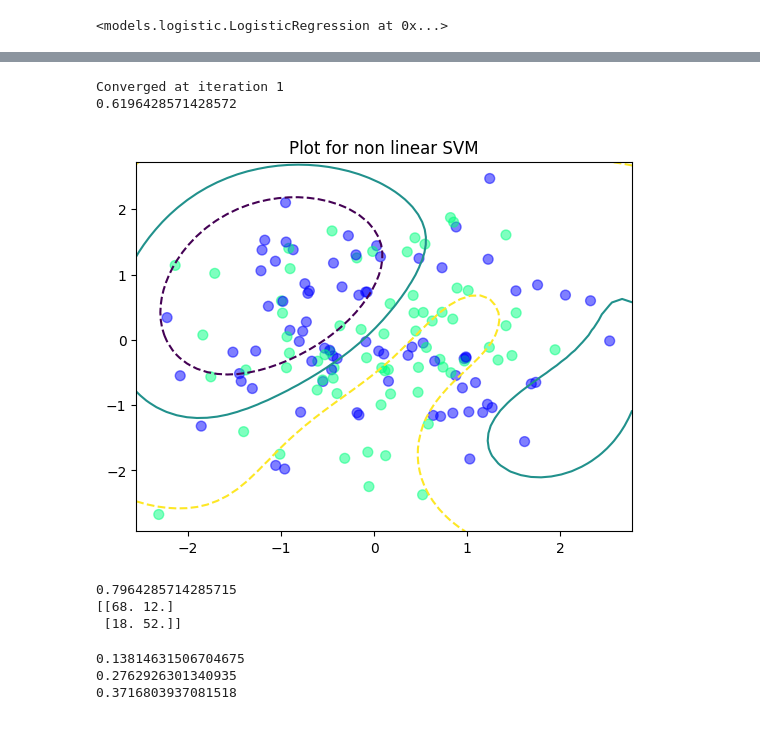
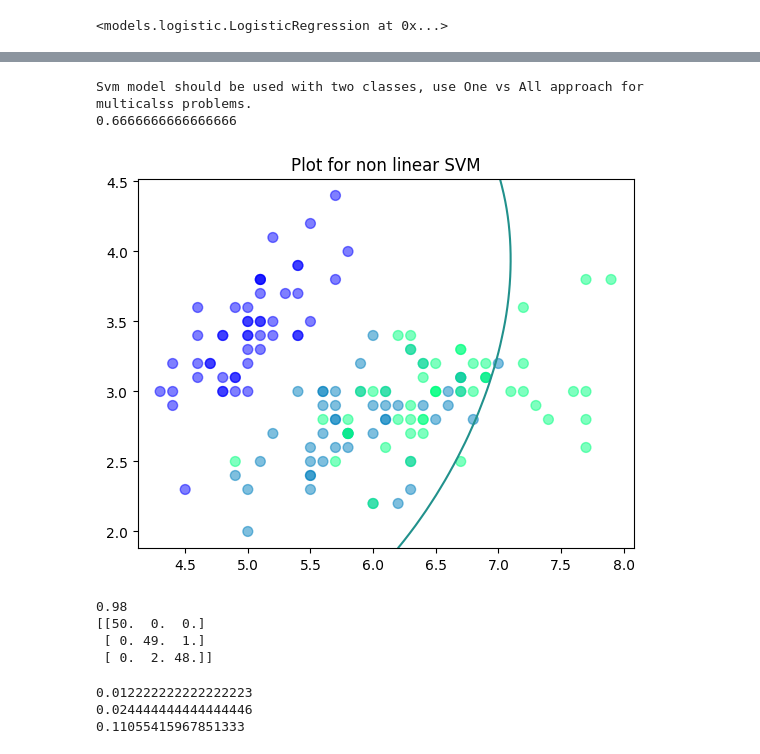
Before and after one commit to KawaMaciej/Modeling-framework, a Jupyter notebook: linear_regression_testing.ipynb, the cells around one changed output, grey strips where cells are left out. Drawn from its saved outputs; the diff is of its cells as text; code cells hidden in the pictures.

```diff
--- a/linear_regression_testing.ipynb
+++ b/linear_regression_testing.ipynb
@@ -3,4 +3,11 @@ import numpy as np
 from models.linear import LinearRegression
 from models.logistic import LogisticRegression
 from metrics.classification_metrics import *
+# %%
+from sklearn import datasets
+
+iris = datasets.load_iris()
+
+X = iris.data
+Y = iris.target
 # %%
@@ -17,11 +24,11 @@ random_classes_int = np.vectorize(class_to_int.get)(random_classes)
 # %%
-X = np.random.normal(2, 2, n_samples)
-Z = np.random.normal(9, 1, n_samples)
-P = np.random.beta(1, 2, n_samples)
+#X = np.random.normal(2, 2, n_samples)
+#Z = np.random.normal(9, 1, n_samples)
+#P = np.random.beta(1, 2, n_samples)
 
-Y = 2*X +  np.random.normal(0, 0.5, n_samples) + P + Z + random_classes_int * X
+#Y = 2*X +  np.random.normal(0, 0.5, n_samples) + P + Z + random_classes_int * X
 
-X= np.column_stack((X,X**2, Z + X, X * P, P, random_classes_int))
+#X= np.column_stack((X,X**2, Z + X, X * P, P, random_classes_int))
 # %%
 reg = LinearRegression(regularization="None").fit(X,Y)
 ridge = LinearRegression(regularization="Ridge").fit(X,Y)
@@ -59,26 +102,26 @@ elastic.score(X, Y), lasso.score(X, Y), ridge.score(X, Y)
 # %%
-classes = ["A", "B"]
-n_samples = 150
+#classes = ["A", "B", "C"]
+#n_samples = 150
 
-random_classes = np.random.choice(classes, size=n_samples)
+#random_classes = np.random.choice(classes, size=n_samples)
 
 
-class_to_int = {label: idx for idx, label in enumerate(classes)}
-random_classes_int = np.vectorize(class_to_int.get)(random_classes)
+#class_to_int = {label: idx for idx, label in enumerate(classes)}
+#random_classes_int = np.vectorize(class_to_int.get)(random_classes)
 
-X = np.random.normal(2, 2, n_samples)
-Z = np.random.normal(9, 1, n_samples)
-P = np.random.beta(1, 2, n_samples)
+#X = np.random.normal(2, 2, n_samples)
+#Z = np.random.normal(9, 1, n_samples)
+#P = np.random.beta(1, 2, n_samples)
 
 
-X= np.column_stack((Z, X, X**2))
+#X= np.column_stack((Z, X))
 
-Y = random_classes_int
+#Y = random_classes_int
 
 from sklearn.preprocessing import StandardScaler
 
-scaler = StandardScaler()
-X = scaler.fit_transform(X)
+#scaler = StandardScaler()
+#X = scaler.fit_transform(X)
 # %%
 import pandas as pd
 
@@ -86,7 +129,7 @@ import pandas as pd
 # %%
 
 log = LogisticRegression(X.shape[1],
-                         len(classes),
+                         len(np.unique(Y)),
                          regularization="elastic_net",
                          solver="LBFGS",
                          l2_ratio=0.5,
@@ -138,24 +182,26 @@ for i in range(0, 18):
 # %%
-svm = SVMClassificator(kernel="rbf", n_iter=1000, lr=0.0000001 , C=1, r=1, gamma=0.4).fit(X,Y)
+svm = SVMClassificator(kernel="rbf", n_iter=100, lr=0.01 , C=1, r=1, gamma=0.4).fit(X,Y)
 svm.predict(X)
 print(balanced_accuracy(Y, svm.predict(X)))
 svm.plot(0,1)
 # %% [output]
-Converged at iteration 1
-0.6196428571428572
+Svm model should be used with two classes, use One vs All approach for multicalss problems.
+0.6666666666666666
-[figure, old version]
+[figure, new version]
 # %%
-from models. decision_trees import DecisionTreeClassifier
+from models.decision_trees import DecisionTreeClassifier
+from models.onevsone import OVO
 
-tree = DecisionTreeClassifier(max_depth = 5)
+tree = DecisionTreeClassifier(max_depth=5)
 tree.fit(X, Y)
 
 print(balanced_accuracy(Y, tree.predict(X)))
 print(confusion_matrix(Y, tree.predict(X)))
 # %% [output]
-0.7964285714285715
-[[68. 12.]
- [18. 52.]]
+0.98
+[[50.  0.  0.]
+ [ 0. 49.  1.]
+ [ 0.  2. 48.]]
 # %%
 from models.decision_trees import DecisionTreeRegressor
 from metrics.regression_metrics import *
@@ -168,6 +214,6 @@ print(MSE(Y, tree.predict(X)))
 print(MAE(Y, tree.predict(X)))
 print(RMSE(Y, tree.predict(X)))
 # %% [output]
-0.13814631506704675
-0.2762926301340935
-0.3716803937081518
+0.012222222222222223
+0.024444444444444446
+0.11055415967851333
```
Also changed, not shown: parts of 10 cells of this notebook, 8 other files.
